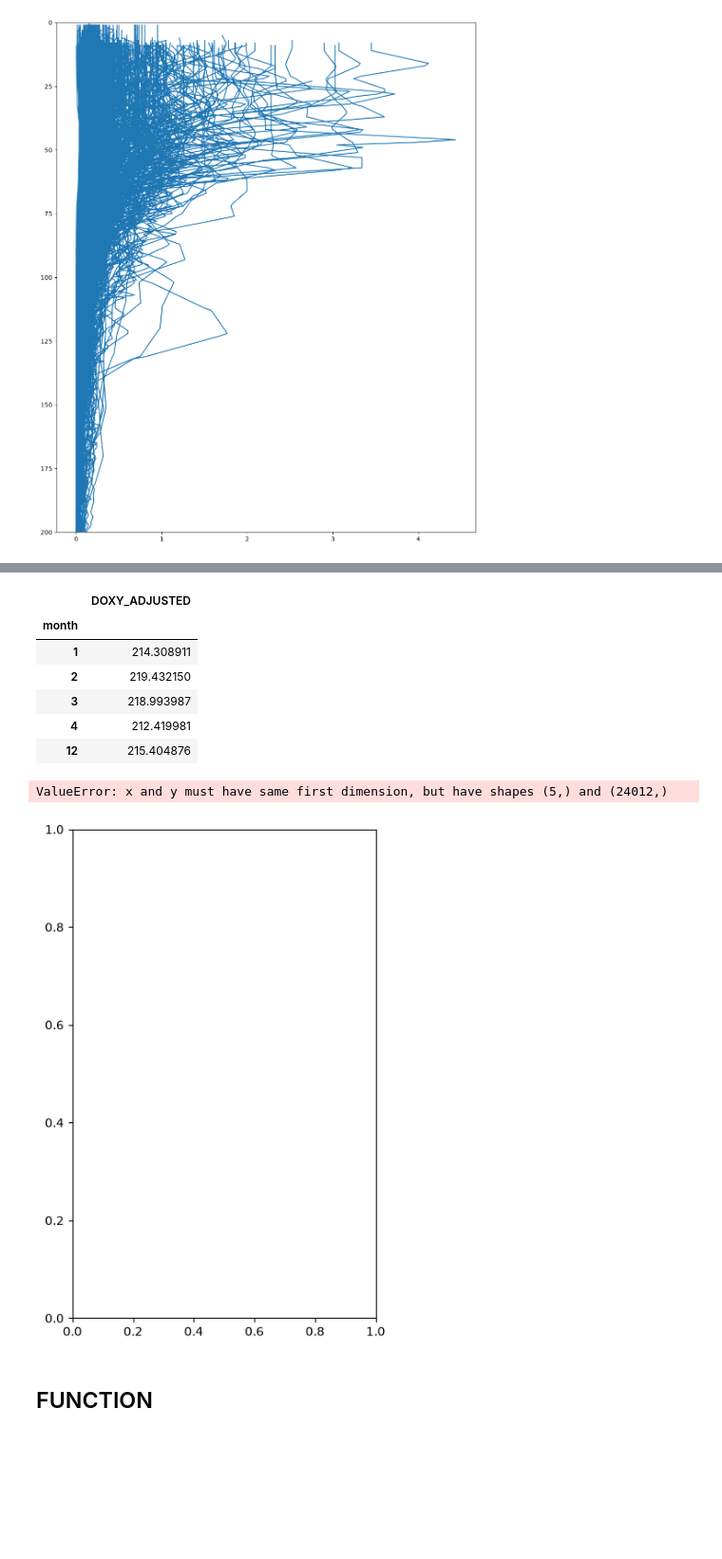
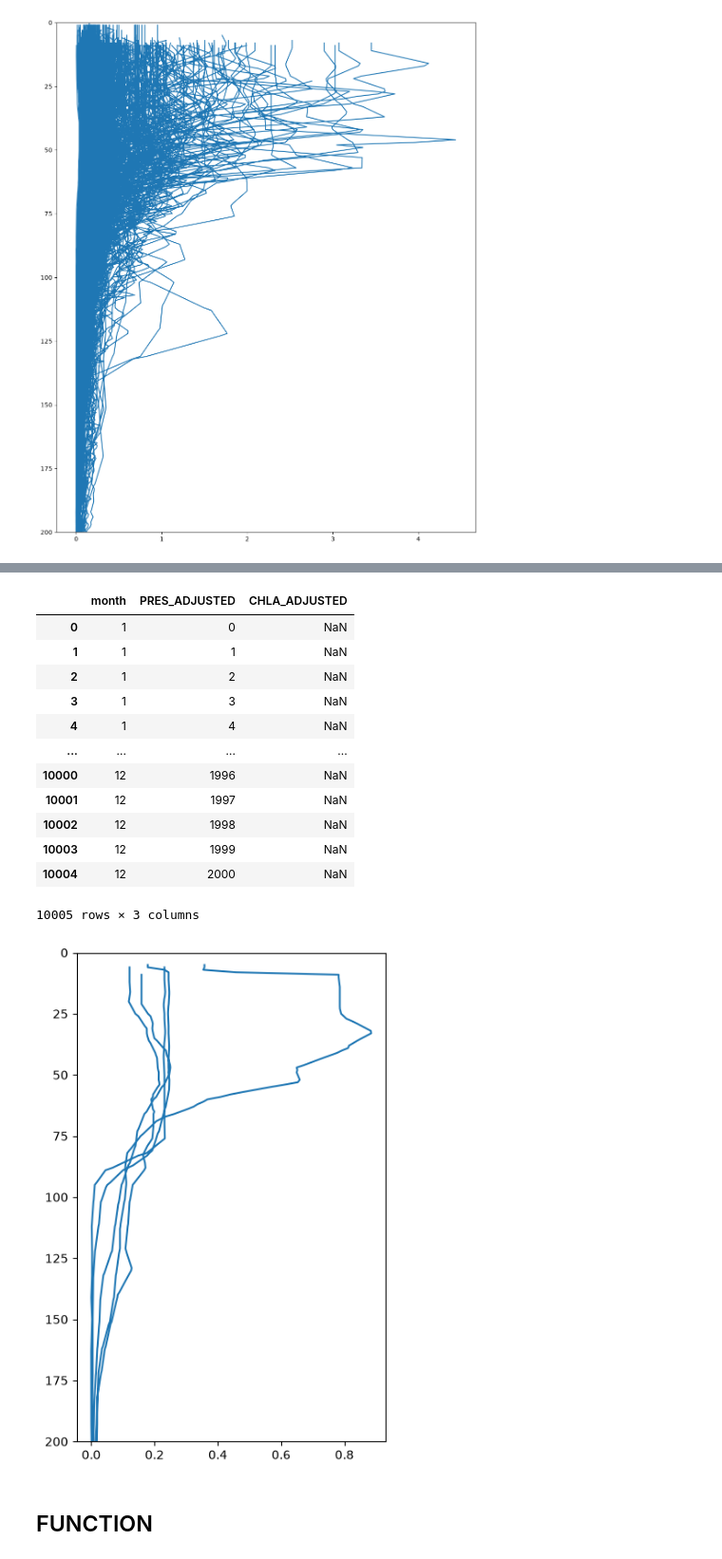
Before and after one commit to Lilah-Asalie/IBIS_Project, a Jupyter notebook: New_Subplots_ProMonths.ipynb, the cells around one changed output, grey strips where cells are left out. Shown at 95% size. Drawn from its saved outputs; the diff is of its cells as text; code cells hidden in the pictures; blank space fills up the shorter version.

```diff
--- a/New_Subplots_ProMonths.ipynb
+++ b/New_Subplots_ProMonths.ipynb
@@ -297,7 +297,7 @@ ax.invert_yaxis()
 
 df_a = df_gridded[df_gridded['season'].isin(['2019-2020']) ]
     # & df_gridded['WMOID'].isin(['5905102'])]
-df_b = df_a[df_a['WMOID'] == 5905102]
+df_b = df_a[df_a['WMOID'] == 5905103]
 df_b
 # %% [output]
 |  | DATE | Unnamed: 0.1 | Unnamed: 0 | WMOID | CYCLE_NUMBER | DIRECTION | DATE_QC | LATITUDE | LONGITUDE | ... |
@@ -318,25 +316,35 @@ df_c = df_b[['DOXY_ADJUSTED', 'month']]
 # %%
-df_d = df_c.groupby('month').mean()
-df_d
+
+# df_3 = df_2.groupby('month')['chla'].transform(lambda x: x.mean(axis=1))
+df_3 = df_b.groupby(['month', 'PRES_ADJUSTED'])['CHLA_ADJUSTED'].mean()
+
+df_4 = df_3.to_frame()
+df_plot = df_4.reset_index()
+df_plot
 # %% [output]
-|  | DOXY_ADJUSTED |
-| month |  |
-| 1 | 214.308911 |
-| 2 | 219.432150 |
-| 3 | 218.993987 |
-| 4 | 212.419981 |
-| 12 | 215.404876 |
+|  | month | PRES_ADJUSTED | CHLA_ADJUSTED |
+| 0 | 1 | 0 | NaN |
+| 1 | 1 | 1 | NaN |
+| 2 | 1 | 2 | NaN |
+| 3 | 1 | 3 | NaN |
+| 4 | 1 | 4 | NaN |
+| ... | ... | ... | ... |
+| 10000 | 12 | 1996 | NaN |
+| 10001 | 12 | 1997 | NaN |
+| 10002 | 12 | 1998 | NaN |
+| 10003 | 12 | 1999 | NaN |
+| 10004 | 12 | 2000 | NaN |
+10005 rows × 3 columns
 # %%
 fig = plt.figure(figsize=(4,6), layout='constrained')
 ax = fig.add_subplot()
-plot = ax.plot(df_d['DOXY_ADJUSTED'], df_b['PRES_ADJUSTED'])
+plot = ax.plot(df_plot['CHLA_ADJUSTED'], df_plot['PRES_ADJUSTED'])
 
 ax.set_ylim(0,200)
 ax.invert_yaxis()
 # ax.set_title(title, fontsize=title_size)
 # %% [output]
-ValueError: x and y must have same first dimension, but have shapes (5,) and (24012,)
-[figure, old version]
+[figure, new version]
 # %% [markdown]
 ## FUNCTION
 # %%
```
Also changed, not shown: parts of 2 cells of this notebook, 8 other files.
